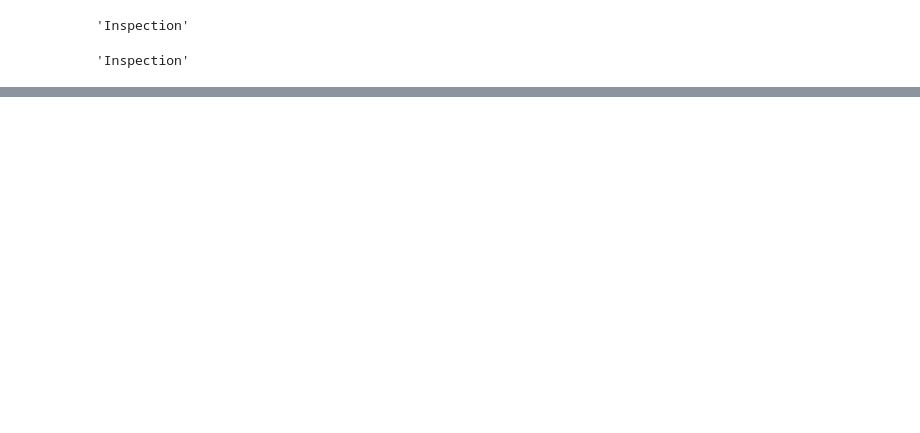
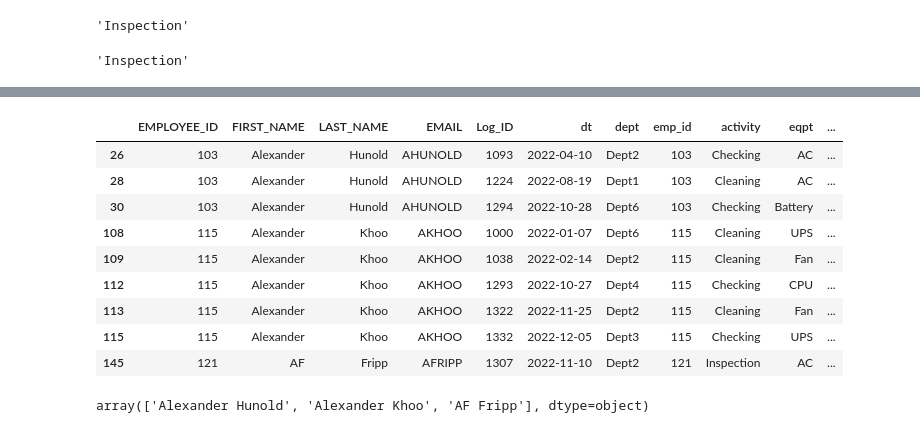
Before and after one commit to vaishnavipatel2805/Python_Libraries_Practice-, a Jupyter notebook: Pandas/Pandas_exercise.ipynb, the cells around one changed output, grey strips where cells are left out. Saved outputs shown, nothing was run; the diff lists cells and outputs as text; code cells hidden in the pictures; blank space fills up the shorter version.

```diff
--- a/Pandas/Pandas_exercise.ipynb
+++ b/Pandas/Pandas_exercise.ipynb
@@ -678,0 +727,3 @@ TypeError: Series.unstack() got an unexpected keyword argument 'ffill'
+# %%
+emp["FIRST_NAME"] = emp["FIRST_NAME"].fillna(emp["EMAIL"].str[:2])
+emp
@@ -678,0 +752,4 @@ TypeError: Series.unstack() got an unexpected keyword argument 'ffill'
+# %%
+#You can see email field don't have any domain name. Change this to full email addreess with domain as 'campusx.com'. E.g- Email field -> JMURMAN result -> JMURMAN@CAMPUSX.COM
+emp["EMAIL"]= emp["EMAIL"] + "@CAMPUSX.COM"
+emp
@@ -678,0 +774,21 @@ TypeError: Series.unstack() got an unexpected keyword argument 'ffill'
+# %%
+# Show Full Name of all the employees whose name starts with 'A' and has done any of these activity ['Incpection', 'Cleaning', 'Checking]
+emp_log = emp.merge(log, right_on= "emp_id", left_on = "EMPLOYEE_ID")
+emp_log["FULL_NAME"] = emp_log["FIRST_NAME"] +" " + emp_log["LAST_NAME"]
+mask = emp_log[(emp_log["FIRST_NAME"].str.startswith("A")) & (emp_log["activity"].isin(['Inspection', 'Cleaning', 'Checking']))]
+mask
+# %% [output]
+|  | EMPLOYEE_ID | FIRST_NAME | LAST_NAME | EMAIL | Log_ID | dt | dept | emp_id | activity | eqpt | ... |
+| 26 | 103 | Alexander | Hunold | AHUNOLD | 1093 | 2022-04-10 | Dept2 | 103 | Checking | AC | ... |
+| 28 | 103 | Alexander | Hunold | AHUNOLD | 1224 | 2022-08-19 | Dept1 | 103 | Cleaning | AC | ... |
+| 30 | 103 | Alexander | Hunold | AHUNOLD | 1294 | 2022-10-28 | Dept6 | 103 | Checking | Battery | ... |
+| 108 | 115 | Alexander | Khoo | AKHOO | 1000 | 2022-01-07 | Dept6 | 115 | Cleaning | UPS | ... |
+| 109 | 115 | Alexander | Khoo | AKHOO | 1038 | 2022-02-14 | Dept2 | 115 | Cleaning | Fan | ... |
+| 112 | 115 | Alexander | Khoo | AKHOO | 1293 | 2022-10-27 | Dept4 | 115 | Checking | CPU | ... |
+| 113 | 115 | Alexander | Khoo | AKHOO | 1322 | 2022-11-25 | Dept2 | 115 | Cleaning | Fan | ... |
+| 115 | 115 | Alexander | Khoo | AKHOO | 1332 | 2022-12-05 | Dept3 | 115 | Checking | UPS | ... |
+| 145 | 121 | AF | Fripp | AFRIPP | 1307 | 2022-11-10 | Dept2 | 121 | Inspection | AC | ... |
+# %%
+mask["FULL_NAME"].drop_duplicates().values
+# %% [output]
+array(['Alexander Hunold', 'Alexander Khoo', 'AF Fripp'], dtype=object)
```
Also changed, not shown: parts of 25 cells of this notebook, 4 other files.
